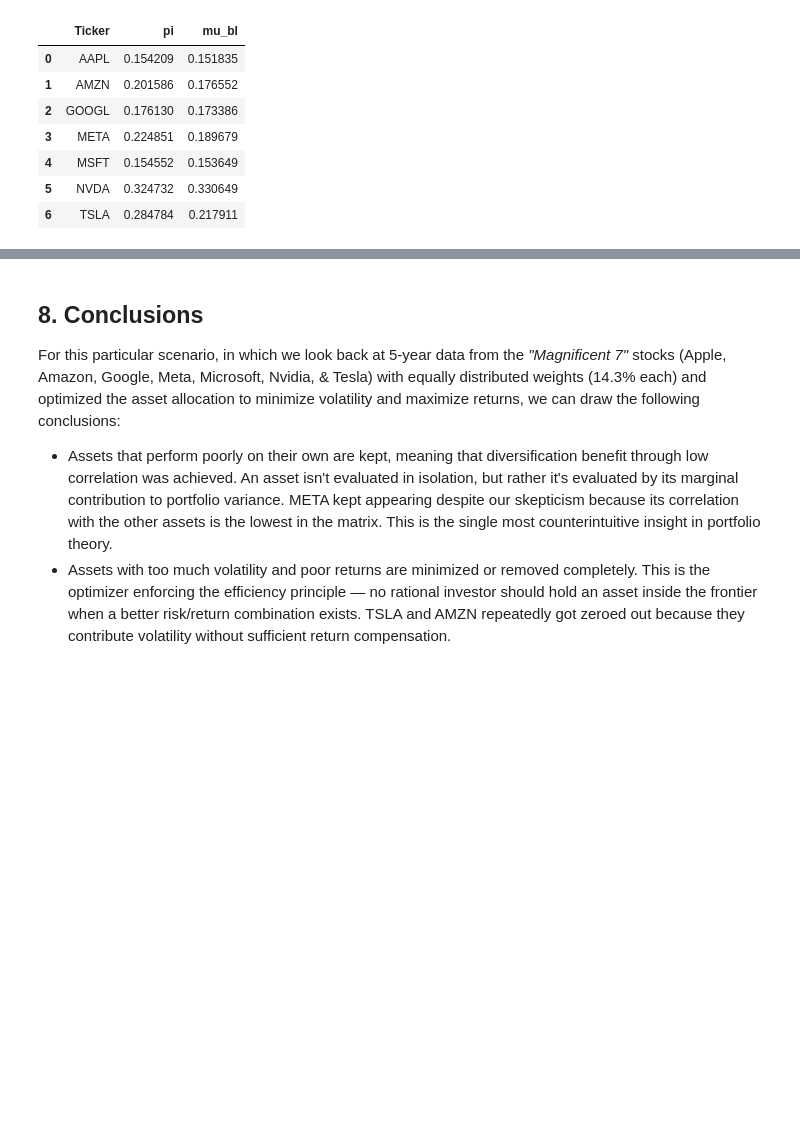
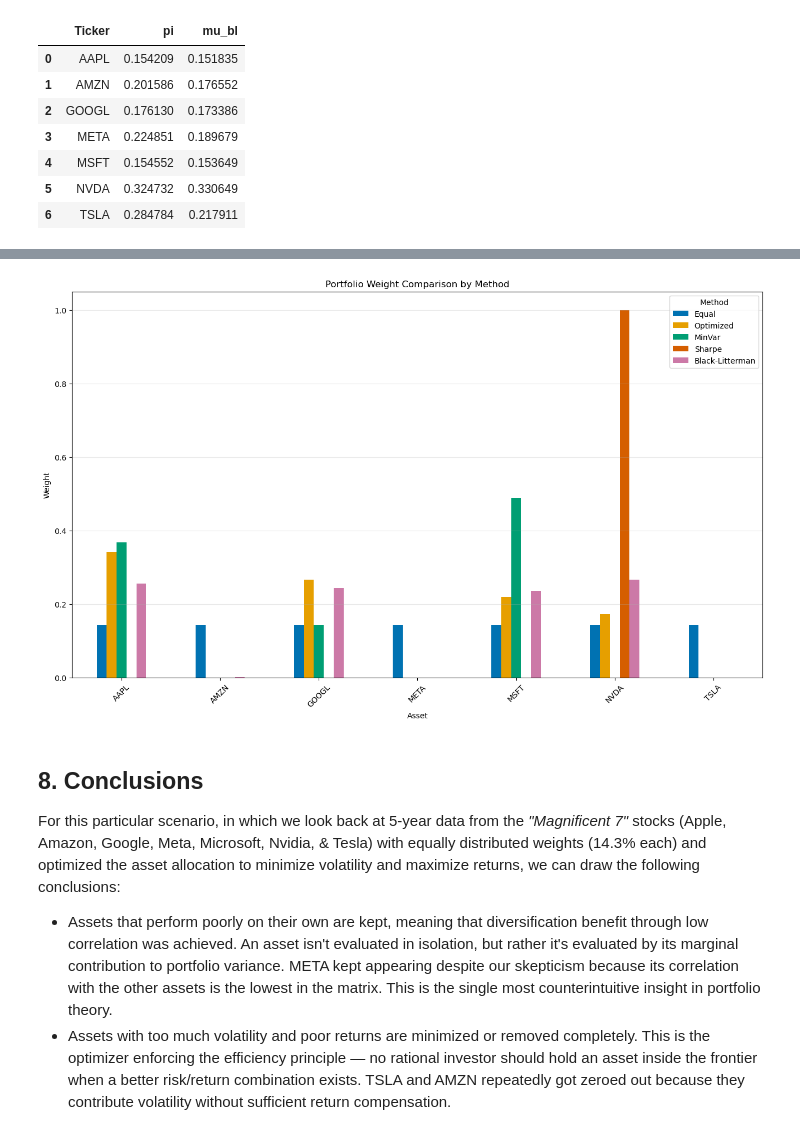
Before and after one commit to wveratudela/quant-research, a Jupyter notebook: Q3_portfolio_optimization/Q3_notebook.ipynb, the cells around one changed output, grey strips where cells are left out. Cells and saved outputs as stored; diff of their text form; code cells hidden in the pictures; blank space fills up the shorter version.

```diff
--- a/Q3_portfolio_optimization/Q3_notebook.ipynb
+++ b/Q3_portfolio_optimization/Q3_notebook.ipynb
@@ -374,3 +378,31 @@ plt.show()
+# %%
+weights_df = pd.DataFrame({
+    "Equal": w_equal,
+    "Optimized": w_optimized,
+    "MinVar": min_w,
+    "Sharpe": sharpe_weights,
+    "Black-Litterman": w_optimized_BL,
+    },
+    index=assets
+)
+
+colors = [
+    "#0072B2", "#E69F00", "#009E73", "#D55E00",
+    "#CC79A7", "#F0E442", "#56B4E9", "#000000"
+]
+
+weights_df.plot(kind="bar", figsize=(16, 9), color=colors[:len(weights_df.columns)])
+
+plt.title("Portfolio Weight Comparison by Method")
+plt.ylabel("Weight")
+plt.xlabel("Asset")
+plt.xticks(rotation=45)
+plt.grid(axis="y", alpha=0.3)
+plt.legend(title="Method")
+
+plt.show()
+# %% [output]
+[figure, added]
 # %% [markdown]
 ## 8. Conclusions
 
```
Also changed, not shown: parts of 10 cells of this notebook, 6 other files.
